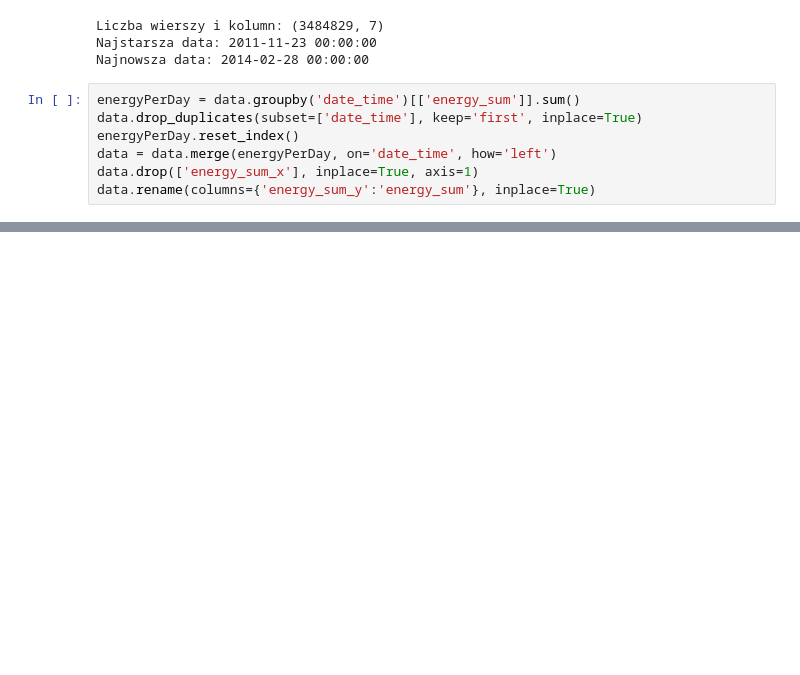
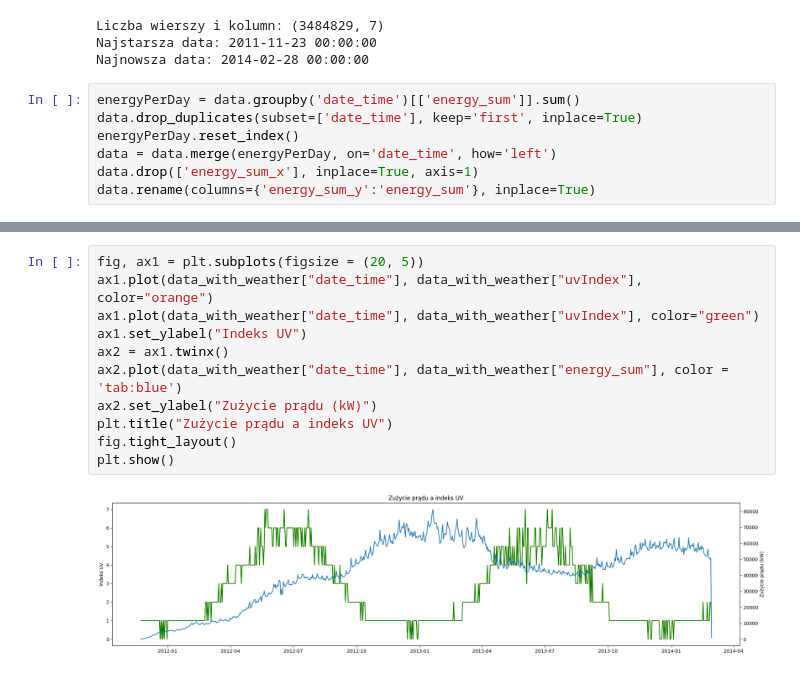
Before and after one commit to Konradb99/magisterka, a Jupyter notebook: LSTM_Daily.ipynb, the cells around one changed output, grey strips where cells are left out. Cells and saved outputs as stored; diff of their text form; blank space fills up the shorter version.

```diff
--- a/LSTM_Daily.ipynb
+++ b/LSTM_Daily.ipynb
@@ -102,0 +139,13 @@ plt.show()
+# %%
+fig, ax1 = plt.subplots(figsize = (20, 5))
+ax1.plot(data_with_weather["date_time"], data_with_weather["uvIndex"], color="orange")
+ax1.plot(data_with_weather["date_time"], data_with_weather["uvIndex"], color="green")
+ax1.set_ylabel("Indeks UV")
+ax2 = ax1.twinx()
+ax2.plot(data_with_weather["date_time"], data_with_weather["energy_sum"], color = 'tab:blue')
+ax2.set_ylabel("Zużycie prądu (kW)")
+plt.title("Zużycie prądu a indeks UV")
+fig.tight_layout()
+plt.show()
+# %% [output]
+[figure, added]
```
Also changed, not shown: parts of 30 cells of this notebook.
